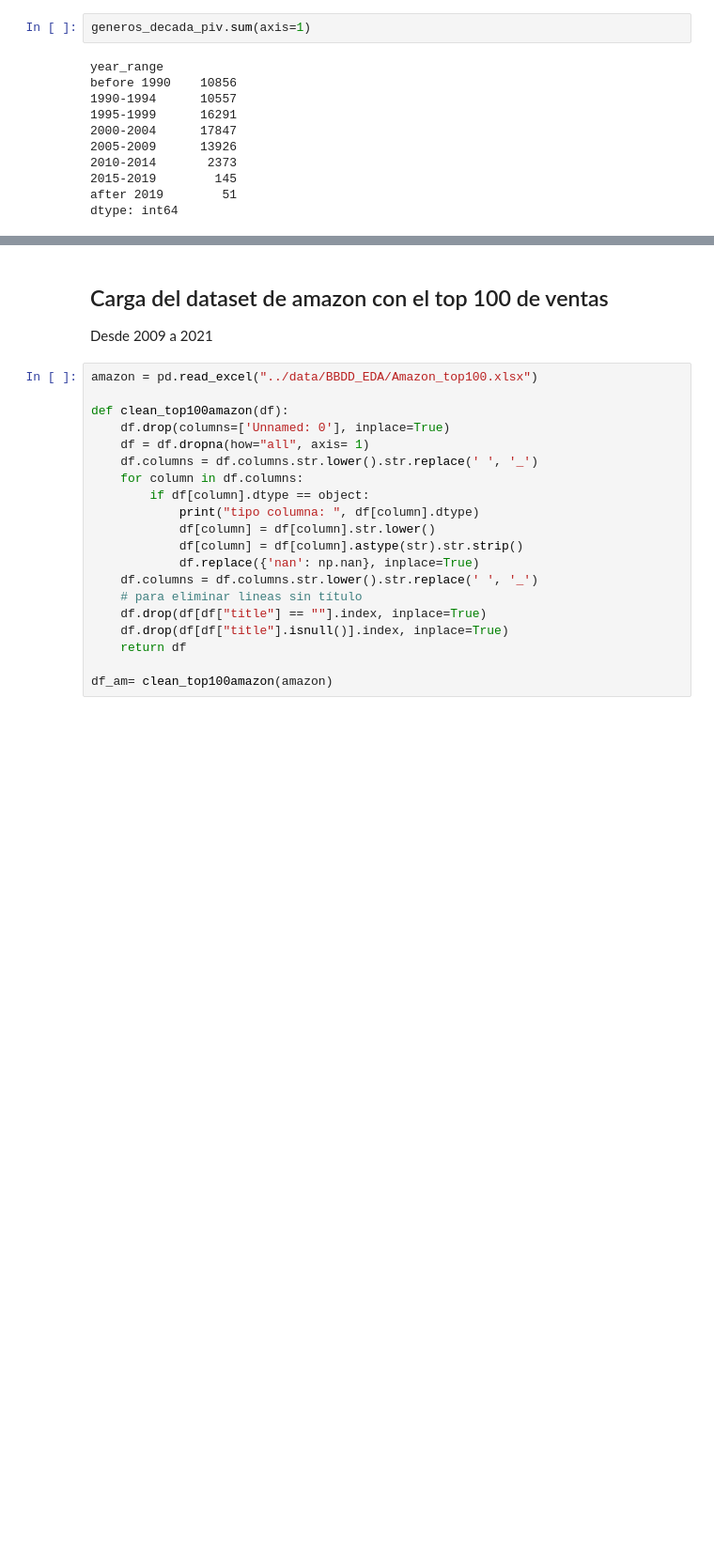
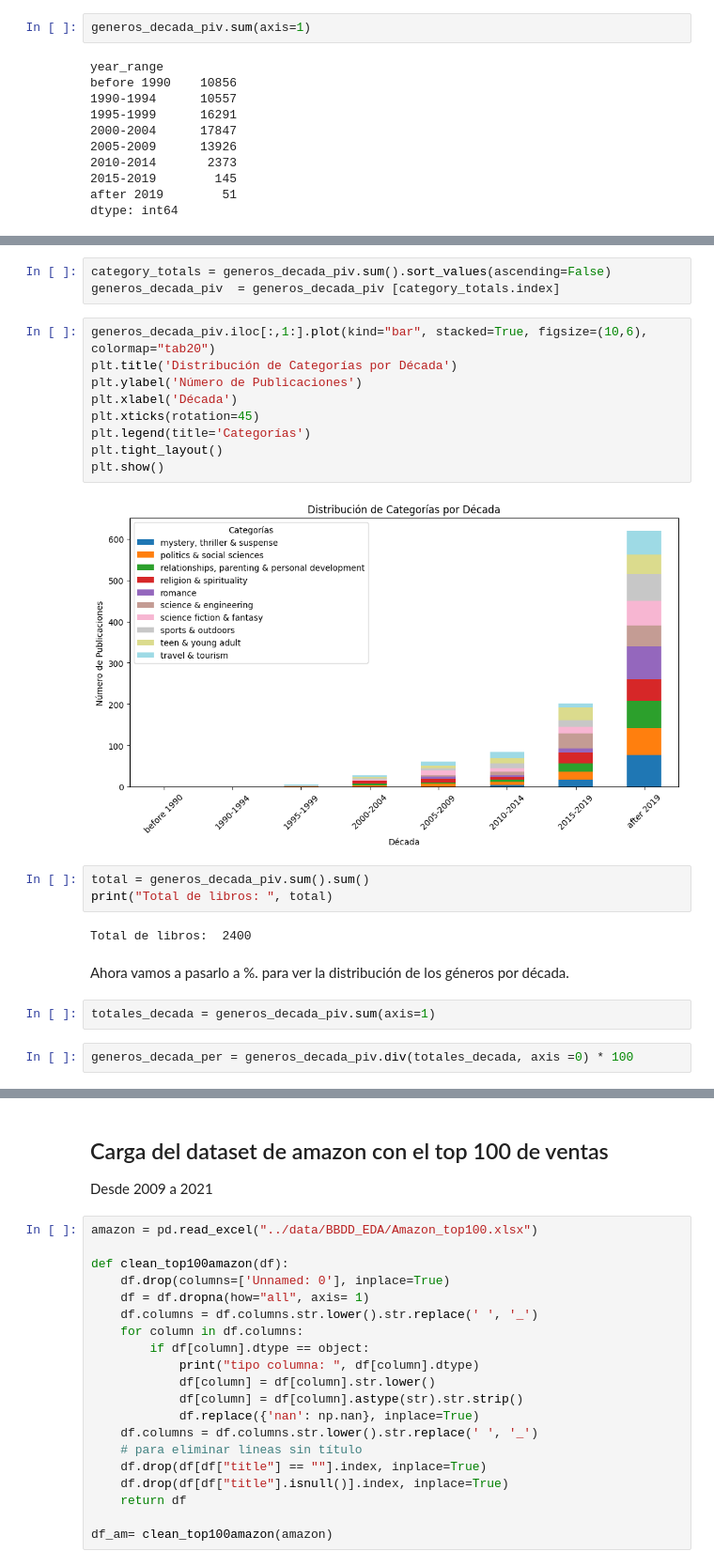
Before and after one commit to 4nn-1sM/Mercado_literario, a Jupyter notebook: notebooks/kindle.ipynb, the cells around one changed output, grey strips where cells are left out. Shown at 94% size. Cells and saved outputs as stored; diff of their text form; blank space fills up the shorter version.

```diff
--- a/notebooks/kindle.ipynb
+++ b/notebooks/kindle.ipynb
@@ -632,0 +781,25 @@ dtype: int64
+# %%
+category_totals = generos_decada_piv.sum().sort_values(ascending=False)
+generos_decada_piv  = generos_decada_piv [category_totals.index]
+# %%
+generos_decada_piv.iloc[:,1:].plot(kind="bar", stacked=True, figsize=(10,6), colormap="tab20")
+plt.title('Distribución de Categorías por Década')
+plt.ylabel('Número de Publicaciones')
+plt.xlabel('Década')
+plt.xticks(rotation=45)
+plt.legend(title='Categorías')
+plt.tight_layout()
+plt.show()
+# %% [output]
+[figure, added]
+# %%
+total = generos_decada_piv.sum().sum()
+print("Total de libros: ", total)
+# %% [output]
+Total de libros:  2400
+# %% [markdown]
+Ahora vamos a pasarlo a %. para ver la distribución de los géneros por década.
+# %%
+totales_decada = generos_decada_piv.sum(axis=1)
+# %%
+generos_decada_per = generos_decada_piv.div(totales_decada, axis =0) * 100
```
Also changed, not shown: parts of 56 cells of this notebook, 2 other files.
